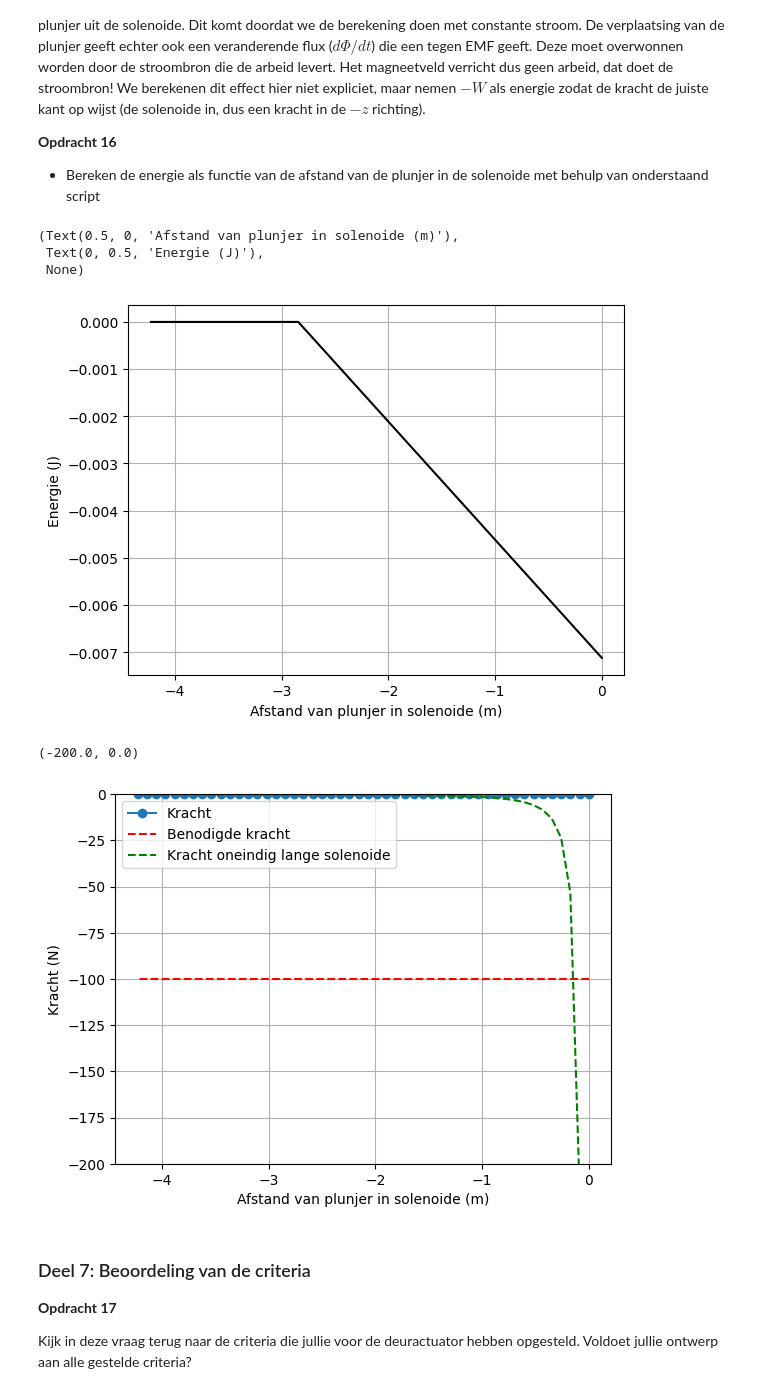
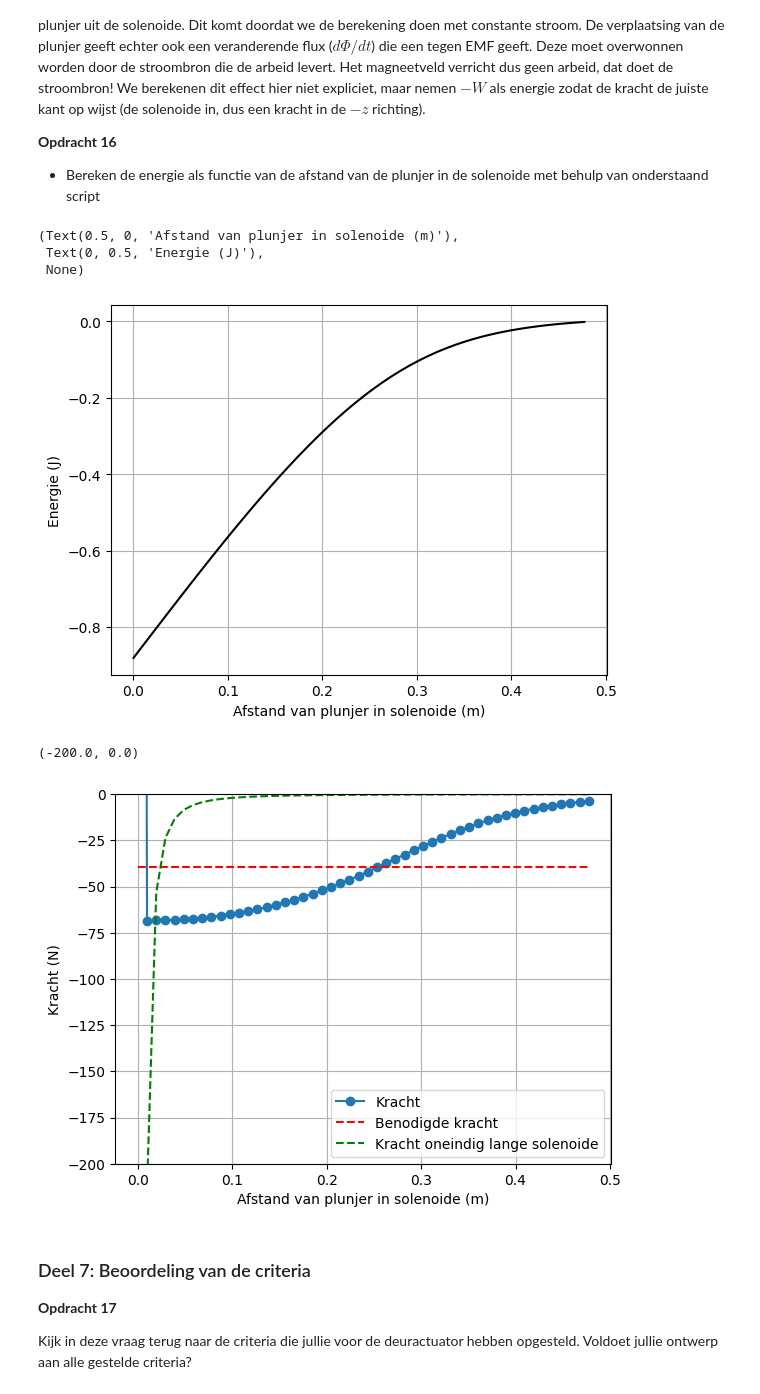
Before and after one commit to TomVerme/opdrachten-DEF-D, a Jupyter notebook: DigitaleOntwerpopdrachten/1CondensatorOpdracht/2KrachtactuatorOpdracht/KrachtactuatorOpdracht.ipynb, the cells around one changed output. Saved outputs shown, nothing was run; the diff lists cells and outputs as text; code cells hidden in the pictures.

```diff
--- a/DigitaleOntwerpopdrachten/1CondensatorOpdracht/2KrachtactuatorOpdracht/KrachtactuatorOpdracht.ipynb
+++ b/DigitaleOntwerpopdrachten/1CondensatorOpdracht/2KrachtactuatorOpdracht/KrachtactuatorOpdracht.ipynb
@@ -550,9 +550,9 @@ def bereken_H_midden(N, r_sol, aantal_omwentelingen, L_sol, I):
 
 ### Voor de deuractuator
 # startwaarden
-L_sol = 6.3  # Meter
+L_sol = 0.03  # Meter
 r_sol = 0.01
-l_draad = 0.03
+l_draad = 6.3
 
 aantal_omwentelingen = l_draad / (2 * np.pi * r_sol)
 
@@ -596,8 +596,8 @@ for N in [500, 1000, 2000, 5000, 10000, 20000]:
 
 
 ### Voor de Raamactuator
-l_draad_r = 0.25
-L_sol_r = 15.1
+l_draad_r = 15.1
+L_sol_r = 0.25
 r_sol_r = 0.04
 
 aantal_omwentelingen_r = l_draad_r / (2 * np.pi * r_sol_r)
@@ -719,20 +719,20 @@ plt.xlabel('Afstand van plunjer in solenoide (m)'), plt.ylabel('Energie (J)'), p
 (Text(0.5, 0, 'Afstand van plunjer in solenoide (m)'),
  Text(0, 0.5, 'Energie (J)'),
  None)
-[figure, old version]
+[figure, new version]
 # %%
 force_analytical = -mu_0*mu_r*np.pi*r_sol**2*aantal_omwent**2*I**2/2/L_s**2 # Kracht uitrekenen numeriek
 force_numerical=np.diff(Wz, n=1, append=[0])/(z_ax[1] - z_ax[0]) # Kracht uitrekenen
 
 # Plotting the results
 plt.plot(L_s/2 - z_ax, np.flipud(force_numerical), '-o', label='Kracht')
-plt.plot(L_s/2 - z_ax, (-100)*np.ones(n_ax), '--r', label='Benodigde kracht')
+plt.plot(L_s/2 - z_ax, (-4*9.8)*np.ones(n_ax), '--r', label='Benodigde kracht')
 plt.plot(L_s/2 - z_ax, force_analytical*np.ones(n_ax), '--g', label='Kracht oneindig lange solenoide')
 plt.xlabel('Afstand van plunjer in solenoide (m)'), plt.ylabel('Kracht (N)'), plt.grid(), plt.legend()
 plt.ylim([-200, 0])
 # %% [output]
 (-200.0, 0.0)
-[figure, old version]
+[figure, new version]
 # %% [markdown]
 ### Deel 7: Beoordeling van de criteria
 **Opdracht 17**
```
Also changed, not shown: parts of 4 cells of this notebook, 3 other files.
